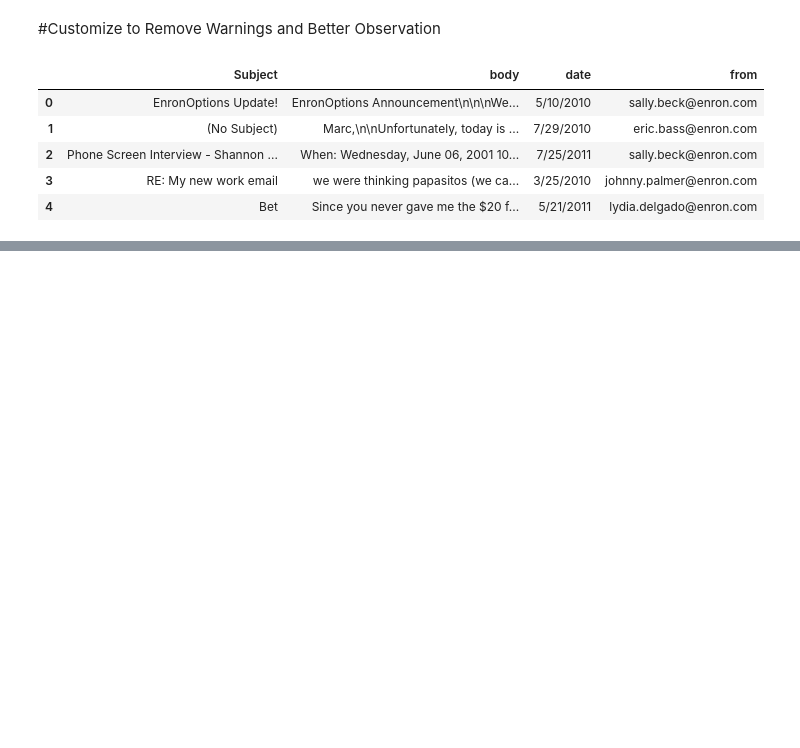
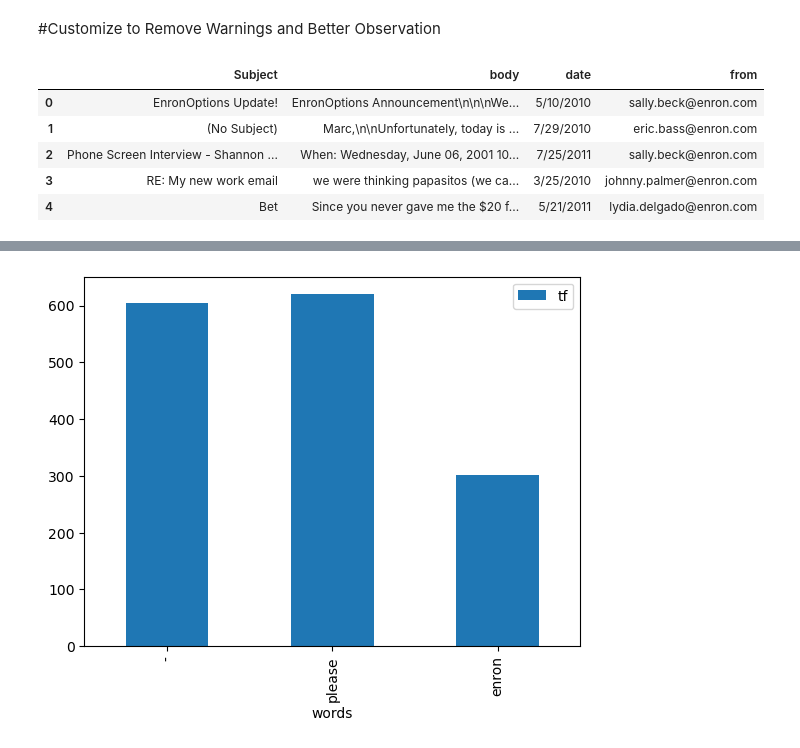
Before and after one commit to NightcoreRagod/Python-and-AI-Tra, a Jupyter notebook: sentimentAnalysis/AIProject.ipynb, the cells around one changed output, grey strips where cells are left out. Saved outputs shown, nothing was run; the diff lists cells and outputs as text; code cells hidden in the pictures; blank space fills up the shorter version.

```diff
--- a/sentimentAnalysis/AIProject.ipynb
+++ b/sentimentAnalysis/AIProject.ipynb
@@ -69,0 +185,5 @@ df.head()
+# %%
+tf[tf["tf"] > 300].plot.bar(x="words", y="tf")
+plt.show()
+# %% [output]
+[figure, added]
```
Also changed, not shown: parts of 37 cells of this notebook.
